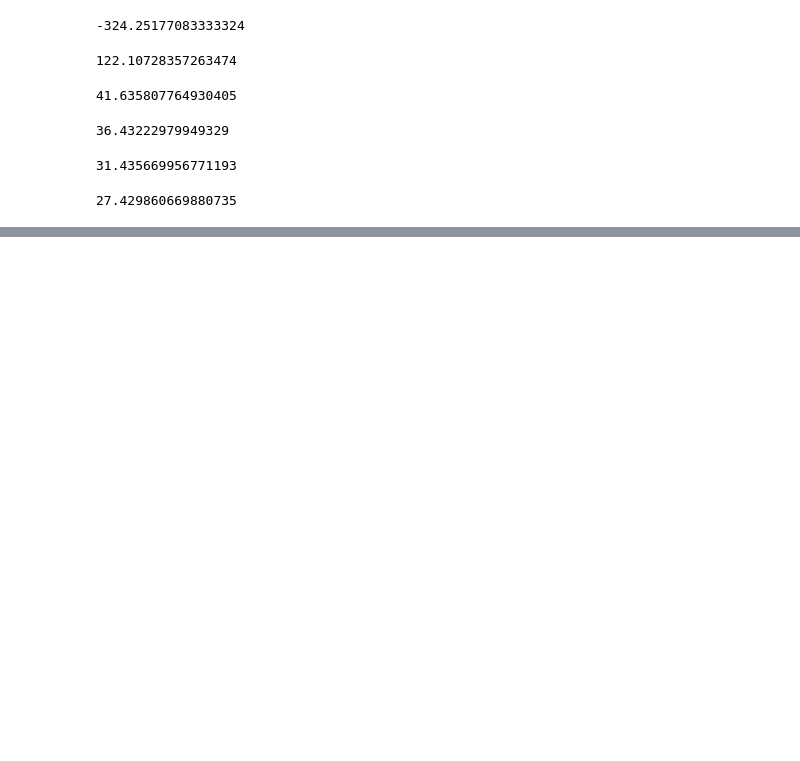
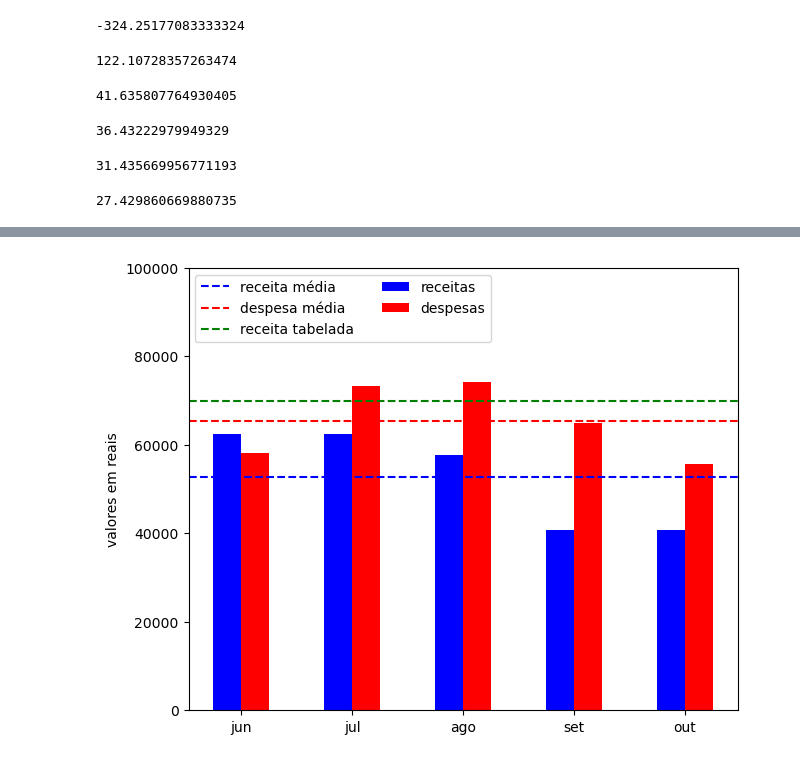
Before and after one commit to mp-resuldados/diagnostico-escola, a Jupyter notebook: notebooks/contas.ipynb, the cells around one changed output, grey strips where cells are left out. Saved outputs shown, nothing was run; the diff lists cells and outputs as text; code cells hidden in the pictures; blank space fills up the shorter version.

```diff
--- a/notebooks/contas.ipynb
+++ b/notebooks/contas.ipynb
@@ -372,0 +421,35 @@ prolabore = 8000
+# %%
+meses = ('jun', 'jul', 'ago', 'set', 'out')
+receitas_e_despesas = {
+    'receitas': receitas['valores'],
+    'despesas': despesas['valores'],
+}
+
+cores = {'receitas': 'blue', 'despesas': 'red'}
+
+x = np.arange(len(meses))
+largura = 0.25
+passo = 0.5
+
+fig, ax = plt.subplots(layout='constrained')
+
+ax.axhline(receitas['valores'].mean(), color='blue', linestyle='dashed', label='receita média')
+ax.axhline(despesas['valores'].mean(), color='red', linestyle='dashed', label='despesa média')
+ax.axhline(receitas['tabelado'].mean(), color='green', linestyle='dashed', label='receita tabelada')
+
+for tipo, valores in receitas_e_despesas.items():
+    offset = largura * passo
+    rects = ax.bar(x + offset, valores, largura, label=tipo, color=cores[tipo])
+    passo += 1
+
+ax.set_ylabel('valores em reais')
+# ax.set_title('Comparação entre receitas e despesas')
+ax.set_xticks(x + largura, meses)
+
+ax.set_ylim(0, 100000)
+
+ax.legend(loc='upper left', ncols=2)
+
+fig.savefig('../imagens/comparacao-medias.png')
+# %% [output]
+[figure, added]
```
Also changed, not shown: parts of 2 cells of this notebook, 4 other files.
